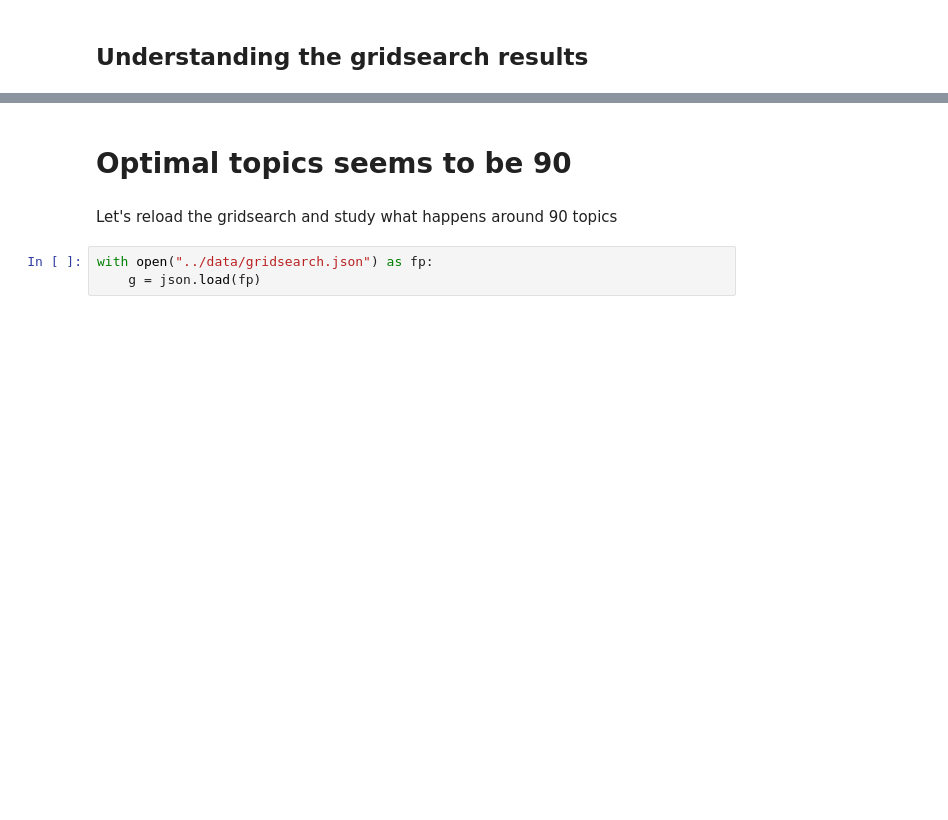
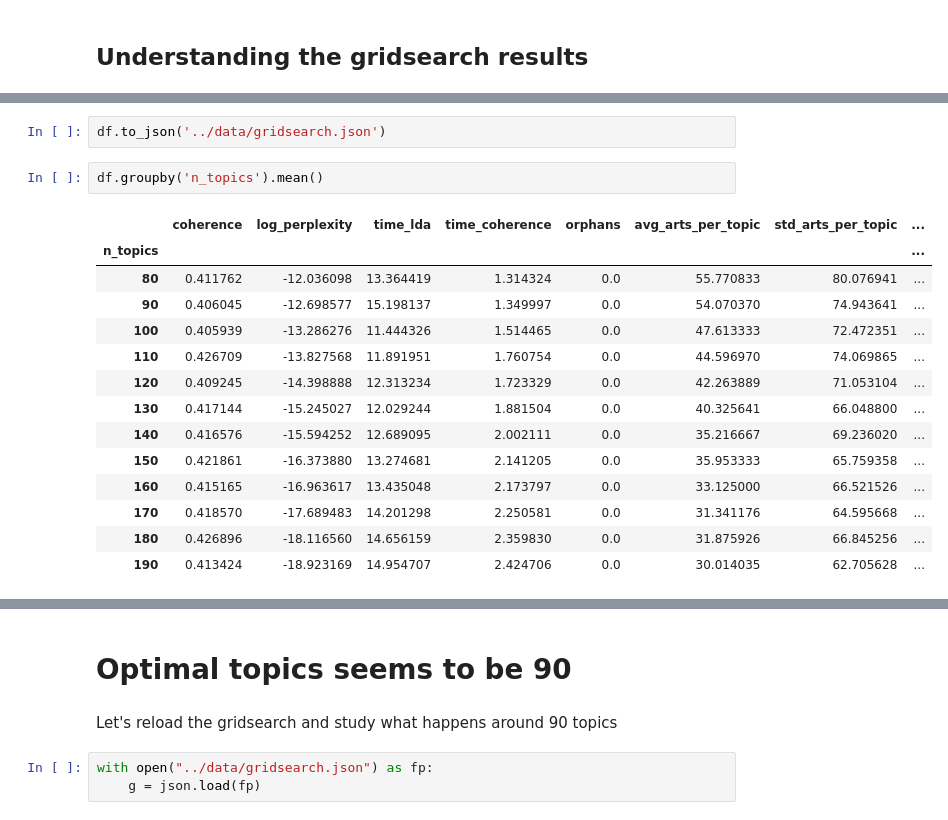
Before and after one commit to juanrloaiza/latinamerican-philosophy-mining, a Jupyter notebook: notebooks/3-LDA-using-gensim.ipynb, the cells around one changed output, grey strips where cells are left out. Drawn from its saved outputs; the diff is of its cells as text; blank space fills up the shorter version.

```diff
--- a/notebooks/3-LDA-using-gensim.ipynb
+++ b/notebooks/3-LDA-using-gensim.ipynb
@@ -226,0 +147,19 @@ plotting(gridsearch)
+# %%
+df.to_json('../data/gridsearch.json')
+# %%
+df.groupby('n_topics').mean()
+# %% [output]
+|  | coherence | log_perplexity | time_lda | time_coherence | orphans | avg_arts_per_topic | std_arts_per_topic | ... |
+| n_topics |  |  |  |  |  |  |  | ... |
+| 80 | 0.411762 | -12.036098 | 13.364419 | 1.314324 | 0.0 | 55.770833 | 80.076941 | ... |
+| 90 | 0.406045 | -12.698577 | 15.198137 | 1.349997 | 0.0 | 54.070370 | 74.943641 | ... |
+| 100 | 0.405939 | -13.286276 | 11.444326 | 1.514465 | 0.0 | 47.613333 | 72.472351 | ... |
+| 110 | 0.426709 | -13.827568 | 11.891951 | 1.760754 | 0.0 | 44.596970 | 74.069865 | ... |
+| 120 | 0.409245 | -14.398888 | 12.313234 | 1.723329 | 0.0 | 42.263889 | 71.053104 | ... |
+| 130 | 0.417144 | -15.245027 | 12.029244 | 1.881504 | 0.0 | 40.325641 | 66.048800 | ... |
+| 140 | 0.416576 | -15.594252 | 12.689095 | 2.002111 | 0.0 | 35.216667 | 69.236020 | ... |
+| 150 | 0.421861 | -16.373880 | 13.274681 | 2.141205 | 0.0 | 35.953333 | 65.759358 | ... |
+| 160 | 0.415165 | -16.963617 | 13.435048 | 2.173797 | 0.0 | 33.125000 | 66.521526 | ... |
+| 170 | 0.418570 | -17.689483 | 14.201298 | 2.250581 | 0.0 | 31.341176 | 64.595668 | ... |
+| 180 | 0.426896 | -18.116560 | 14.656159 | 2.359830 | 0.0 | 31.875926 | 66.845256 | ... |
+| 190 | 0.413424 | -18.923169 | 14.954707 | 2.424706 | 0.0 | 30.014035 | 62.705628 | ... |
```
Also changed, not shown: parts of 16 cells of this notebook, 8 other files.
